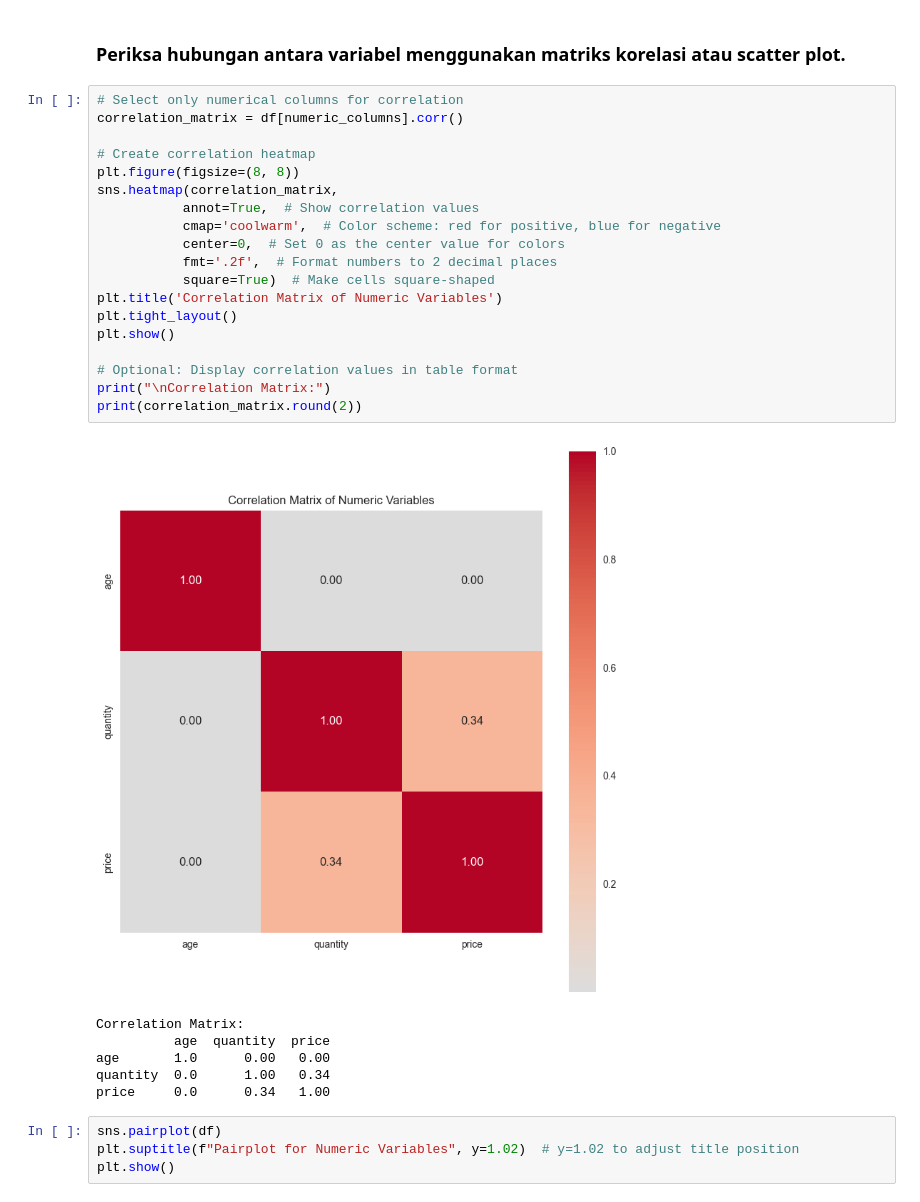
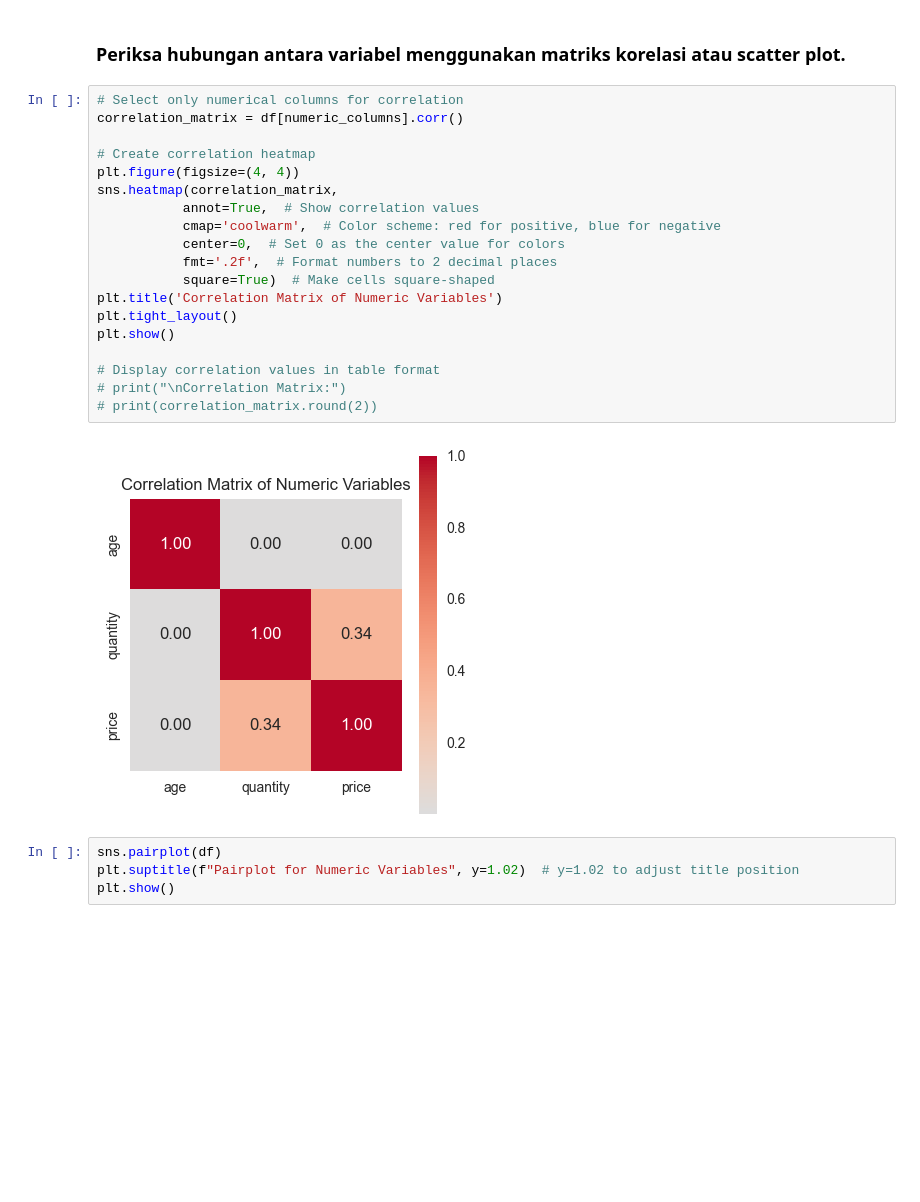
Before and after one commit to arguto1993/istanbul-retail-clustering-classification, a Jupyter notebook: clustering.ipynb, the cells around one changed output. Saved outputs shown, nothing was run; the diff lists cells and outputs as text; blank space fills up the shorter version.

```diff
--- a/clustering.ipynb
+++ b/clustering.ipynb
@@ -173,29 +176,24 @@ plt.show()
 # %%
 # Select only numerical columns for correlation
 correlation_matrix = df[numeric_columns].corr()
 
 # Create correlation heatmap
-plt.figure(figsize=(8, 8))
+plt.figure(figsize=(4, 4))
 sns.heatmap(correlation_matrix,
            annot=True,  # Show correlation values
            cmap='coolwarm',  # Color scheme: red for positive, blue for negative
            center=0,  # Set 0 as the center value for colors
            fmt='.2f',  # Format numbers to 2 decimal places
            square=True)  # Make cells square-shaped
 plt.title('Correlation Matrix of Numeric Variables')
 plt.tight_layout()
 plt.show()
 
-# Optional: Display correlation values in table format
-print("\nCorrelation Matrix:")
-print(correlation_matrix.round(2))
+# Display correlation values in table format
+# print("\nCorrelation Matrix:")
+# print(correlation_matrix.round(2))
 # %% [output]
-[figure, old version]
+[figure, new version]
-Correlation Matrix:
-          age  quantity  price
-age       1.0      0.00   0.00
-quantity  0.0      1.00   0.34
-price     0.0      0.34   1.00
 # %%
 sns.pairplot(df)
 plt.suptitle(f"Pairplot for Numeric Variables", y=1.02)  # y=1.02 to adjust title position
```
Also changed, not shown: parts of 96 cells of this notebook, 1 other file.
